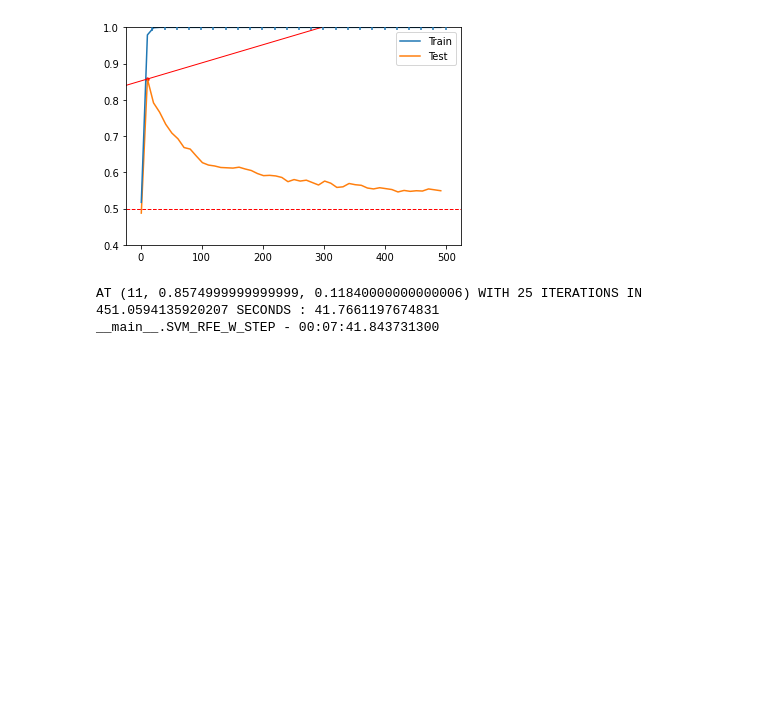
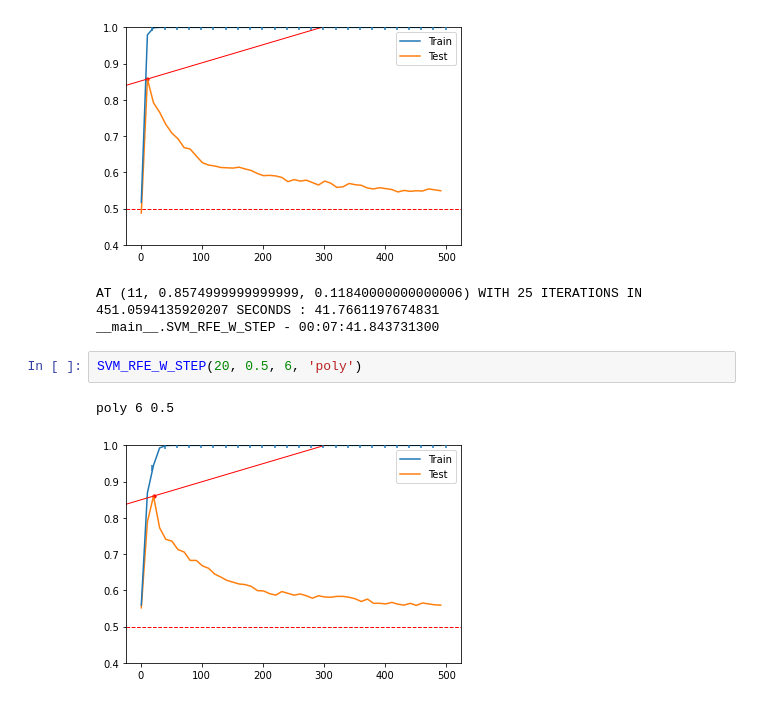
Before and after one commit to elmeunick9/TFG, a Jupyter notebook: Lab/NLKernel/svm-kernels-madelon-poly.ipynb, the cells around one changed output. Saved outputs shown, nothing was run; the diff lists cells and outputs as text; blank space fills up the shorter version.

```diff
--- a/Lab/NLKernel/svm-kernels-madelon-poly.ipynb
+++ b/Lab/NLKernel/svm-kernels-madelon-poly.ipynb
@@ -526,3 +520,8 @@ poly 8 0.9
 [figure]
 AT (11, 0.8574999999999999, 0.11840000000000006) WITH 25 ITERATIONS IN 451.0594135920207 SECONDS : 41.7661197674831
 __main__.SVM_RFE_W_STEP - 00:07:41.843731300
+# %%
+SVM_RFE_W_STEP(20, 0.5, 6, 'poly')
+# %% [output]
+poly 6 0.5
+[figure, added]
```
Also changed, not shown: parts of 2 cells of this notebook, 55 other files.
